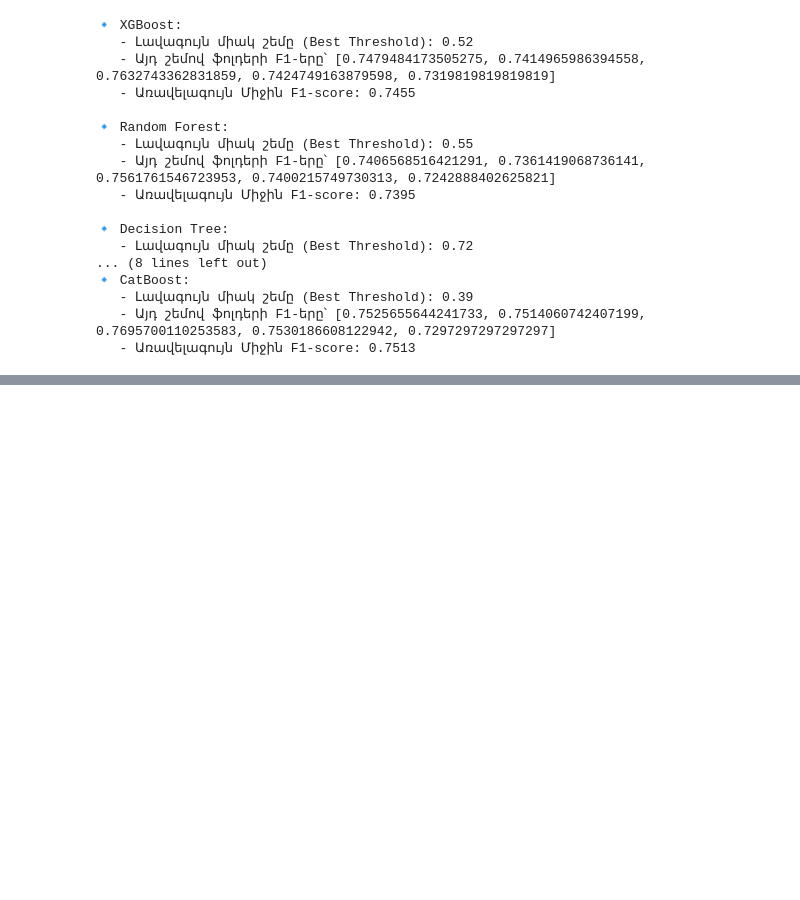
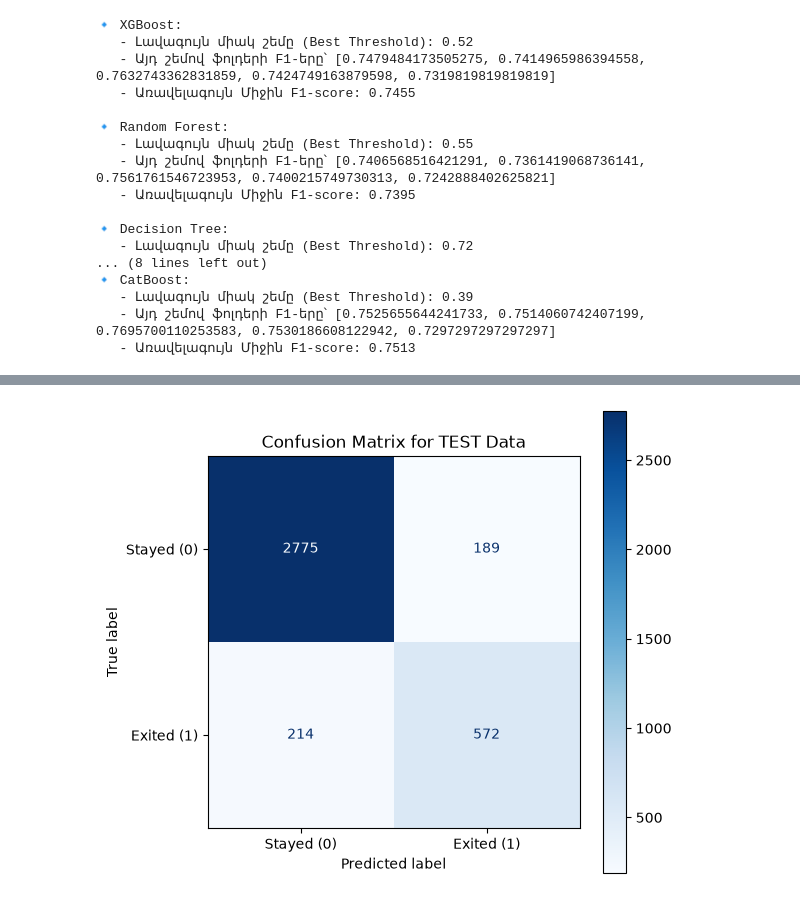
Before and after one commit to armengasparyan314/Programing, a Jupyter notebook: Bank Customer Churn/Main Project.ipynb, the cells around one changed output, grey strips where cells are left out. Drawn from its saved outputs; the diff is of its cells as text; code cells hidden in the pictures; blank space fills up the shorter version.

Commit message:
Best Model

```diff
--- a/Bank Customer Churn/Main Project.ipynb
+++ b/Bank Customer Churn/Main Project.ipynb
@@ -557,0 +529,15 @@ dtype: float64
+# %%
+from sklearn.metrics import confusion_matrix, ConfusionMatrixDisplay
+import matplotlib.pyplot as plt
+
+# 1. Հաշվում ենք Confusion Matrix-ը TEST-ի համար
+cm_test = confusion_matrix(y_test, best_test_preds)
+
+# 2. Վիզուալիզացիա
+plt.figure(figsize=(6, 6))
+disp = ConfusionMatrixDisplay(confusion_matrix=cm_test, display_labels=['Stayed (0)', 'Exited (1)'])
+disp.plot(cmap=plt.cm.Blues, values_format='d', ax=plt.gca())
+plt.title('Confusion Matrix for TEST Data')
+plt.show()
+# %% [output]
+[figure, added]
```
Also changed, not shown: parts of 17 cells of this notebook.
